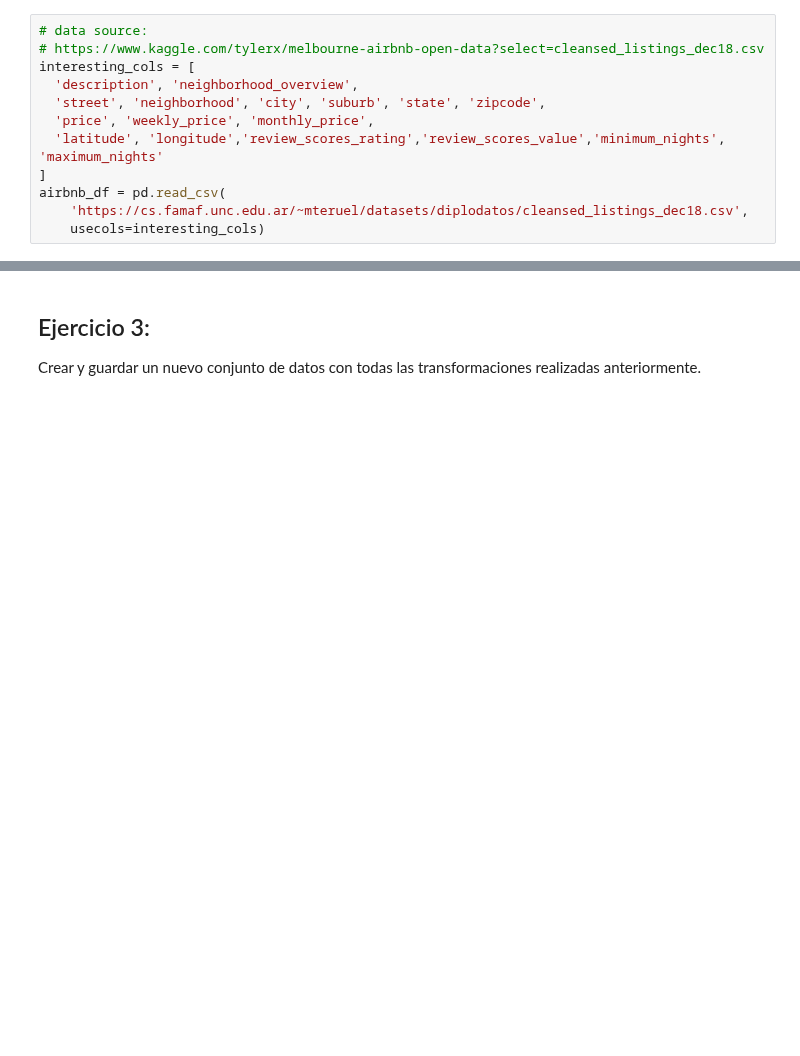
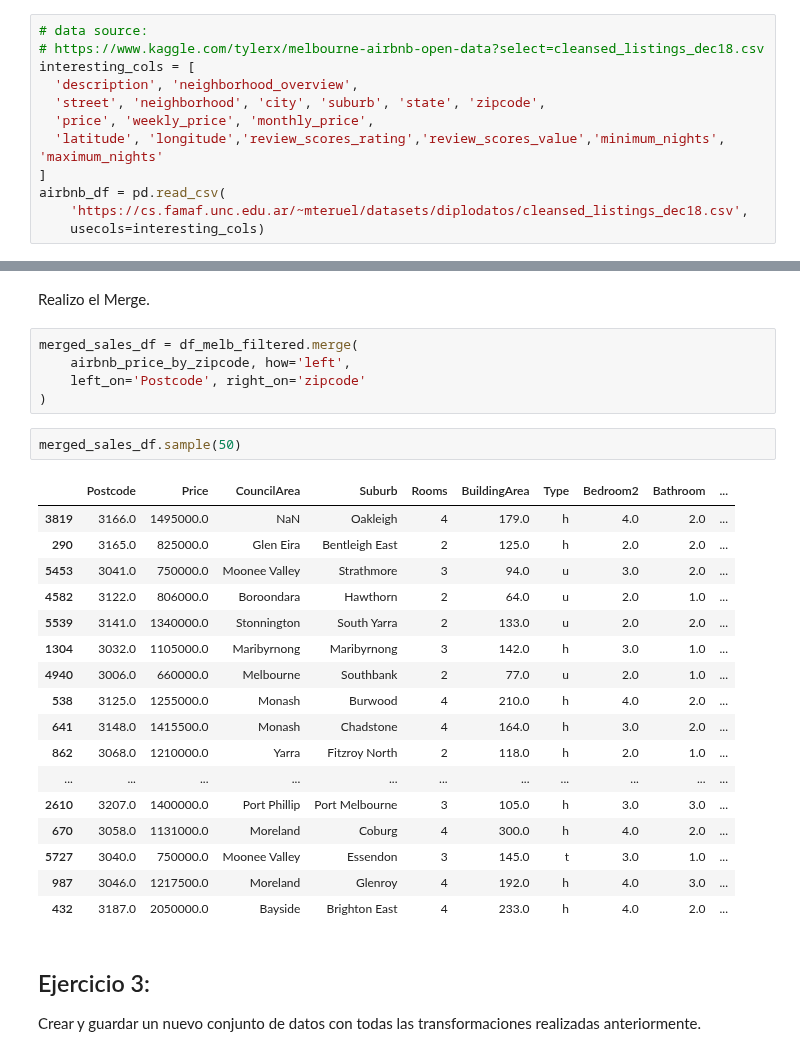
Before and after one commit to JeroFotinos/diplo_datos, a Jupyter notebook: Consignas_Entregable AEyC - Parte 1.ipynb, the cells around one changed output, grey strips where cells are left out. Saved outputs shown, nothing was run; the diff lists cells and outputs as text; blank space fills up the shorter version.

```diff
--- a/Consignas_Entregable AEyC - Parte 1.ipynb
+++ b/Consignas_Entregable AEyC - Parte 1.ipynb
@@ -904,3 +968,30 @@ merged_sales_df.sample(5)
+# %% [markdown]
+Realizo el Merge.
+# %%
+merged_sales_df = df_melb_filtered.merge(
+    airbnb_price_by_zipcode, how='left',
+    left_on='Postcode', right_on='zipcode'
+)
+# %%
+merged_sales_df.sample(50)
+# %% [output]
+|  | Postcode | Price | CouncilArea | Suburb | Rooms | BuildingArea | Type | Bedroom2 | Bathroom | ... |
+| 3819 | 3166.0 | 1495000.0 | NaN | Oakleigh | 4 | 179.0 | h | 4.0 | 2.0 | ... |
+| 290 | 3165.0 | 825000.0 | Glen Eira | Bentleigh East | 2 | 125.0 | h | 2.0 | 2.0 | ... |
+| 5453 | 3041.0 | 750000.0 | Moonee Valley | Strathmore | 3 | 94.0 | u | 3.0 | 2.0 | ... |
+| 4582 | 3122.0 | 806000.0 | Boroondara | Hawthorn | 2 | 64.0 | u | 2.0 | 1.0 | ... |
+| 5539 | 3141.0 | 1340000.0 | Stonnington | South Yarra | 2 | 133.0 | u | 2.0 | 2.0 | ... |
+| 1304 | 3032.0 | 1105000.0 | Maribyrnong | Maribyrnong | 3 | 142.0 | h | 3.0 | 1.0 | ... |
+| 4940 | 3006.0 | 660000.0 | Melbourne | Southbank | 2 | 77.0 | u | 2.0 | 1.0 | ... |
+| 538 | 3125.0 | 1255000.0 | Monash | Burwood | 4 | 210.0 | h | 4.0 | 2.0 | ... |
+| 641 | 3148.0 | 1415500.0 | Monash | Chadstone | 4 | 164.0 | h | 3.0 | 2.0 | ... |
+| 862 | 3068.0 | 1210000.0 | Yarra | Fitzroy North | 2 | 118.0 | h | 2.0 | 1.0 | ... |
+| ... | ... | ... | ... | ... | ... | ... | ... | ... | ... | ... |
+| 2610 | 3207.0 | 1400000.0 | Port Phillip | Port Melbourne | 3 | 105.0 | h | 3.0 | 3.0 | ... |
+| 670 | 3058.0 | 1131000.0 | Moreland | Coburg | 4 | 300.0 | h | 4.0 | 2.0 | ... |
+| 5727 | 3040.0 | 750000.0 | Moonee Valley | Essendon | 3 | 145.0 | t | 3.0 | 1.0 | ... |
+| 987 | 3046.0 | 1217500.0 | Moreland | Glenroy | 4 | 192.0 | h | 4.0 | 3.0 | ... |
+| 432 | 3187.0 | 2050000.0 | Bayside | Brighton East | 4 | 233.0 | h | 4.0 | 2.0 | ... |
 # %% [markdown]
 ## Ejercicio 3:
 
```
Also changed, not shown: parts of 46 cells of this notebook, 1 other file.
